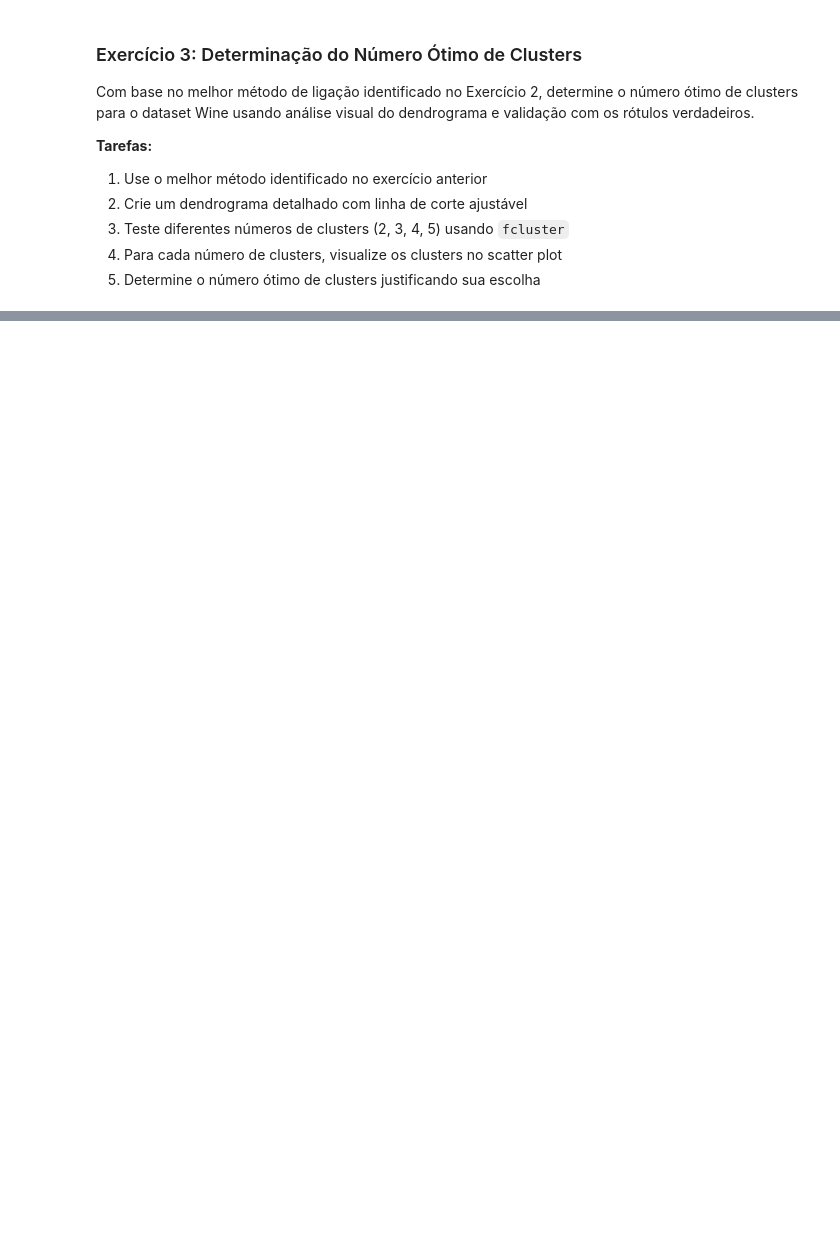
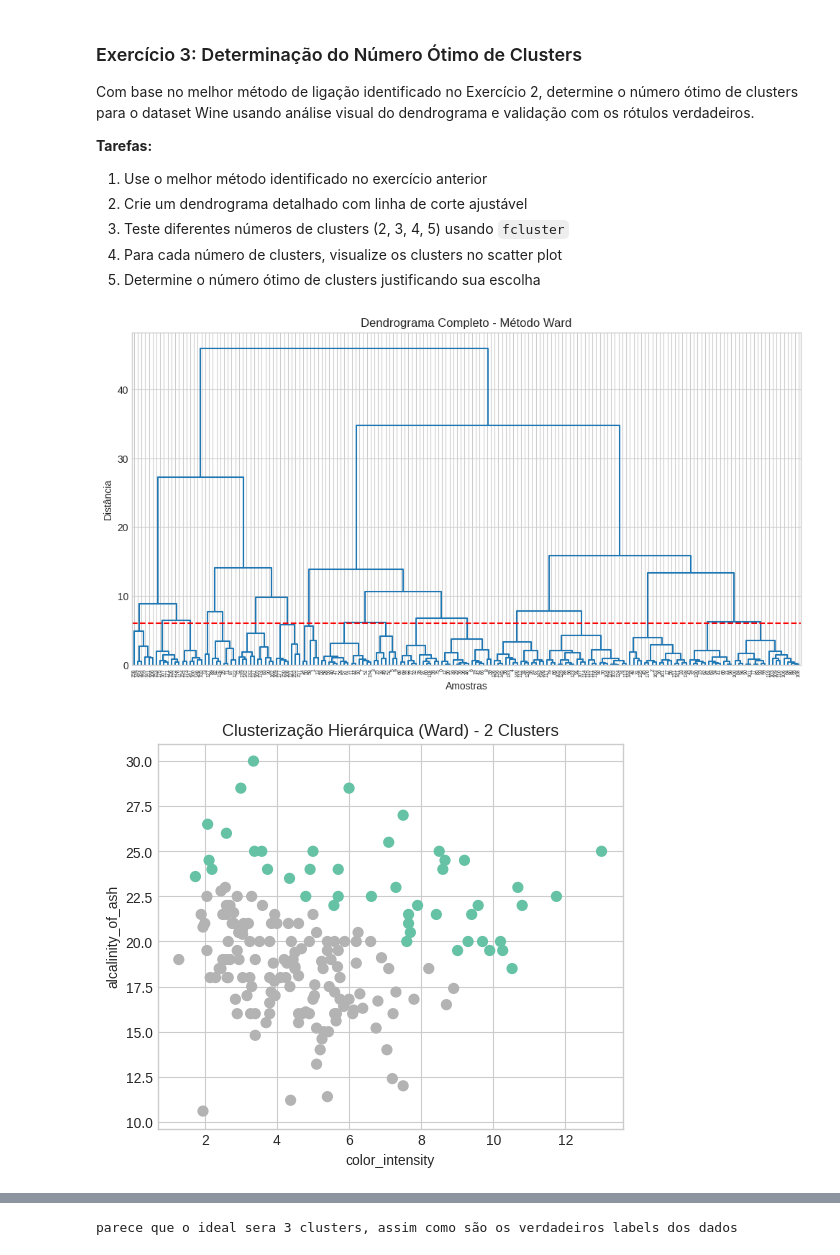
Before and after one commit to henriqueSpencer/machine-learning-nao-supervisionado, a Jupyter notebook: 03_Hierarchical.ipynb, the cells around one changed output, grey strips where cells are left out. Cells and saved outputs as stored; diff of their text form; code cells hidden in the pictures; blank space fills up the shorter version.

```diff
--- a/03_Hierarchical.ipynb
+++ b/03_Hierarchical.ipynb
@@ -1228,0 +734,44 @@ print("=" * 40)
+# %%
+# Exercício 3: Determinação do Número Ótimo de Clusters
+
+# 1. Use o melhor método do exercício anterior
+best_method = 'ward'
+
+# 2. Crie dendrograma com diferentes linhas de corte
+Z = linkage(X_sel, method='ward')
+plt.figure(figsize=(12, 6))
+dendrogram(Z, truncate_mode=None, p=150, color_threshold=0)
+plt.title('Dendrograma Completo - Método Ward')
+plt.xlabel('Amostras')
+plt.ylabel('Distância')
+
+# Linha de corte (ajuste a altura para testar)
+plt.axhline(y=6, color='red', linestyle='--')
+plt.show()
+
+
+# 3. Teste diferentes números de clusters
+# 4. Para cada número de clusters, visualize os clusters no scatter plot
+for k in [2, 3, 4, 5]:
+    clusters = fcluster(Z, k, criterion='maxclust')
+
+    plt.figure(figsize=(6,5))
+    plt.scatter(X_sel[f1], X_sel[f2], c=clusters, cmap='Set2', s=50)
+    plt.title(f'Clusterização Hierárquica (Ward) - {k} Clusters')
+    plt.xlabel(f1)
+    plt.ylabel(f2)
+    plt.show()
+
+# 5. Determine o número ótimo de clusters justificando sua escolha
+true_labels = wine.target
+plt.figure(figsize=(6,5))
+sns.scatterplot(x=X_sel[f1], y=X_sel[f2], hue=true_labels, palette='Set1')
+plt.title('Rótulos Verdadeiros - Tipos de Vinho')
+plt.xlabel(f1)
+plt.ylabel(f2)
+plt.show()
+
+print("parece que o ideal sera 3 clusters, assim como são os verdadeiros labels dos dados")
+# %% [output]
+[figure, added]
+[figure, added]
@@ -1228,0 +782 @@ print("=" * 40)
+parece que o ideal sera 3 clusters, assim como são os verdadeiros labels dos dados
```
Also changed, not shown: parts of 10 cells of this notebook.
